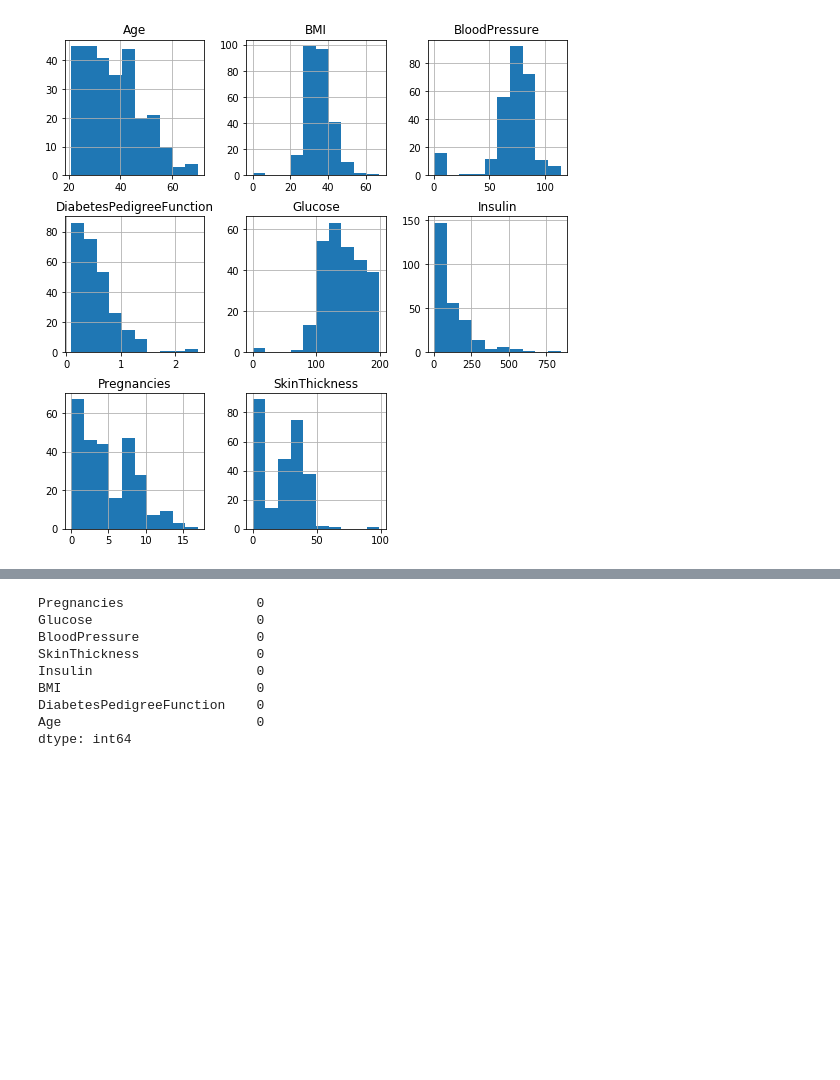
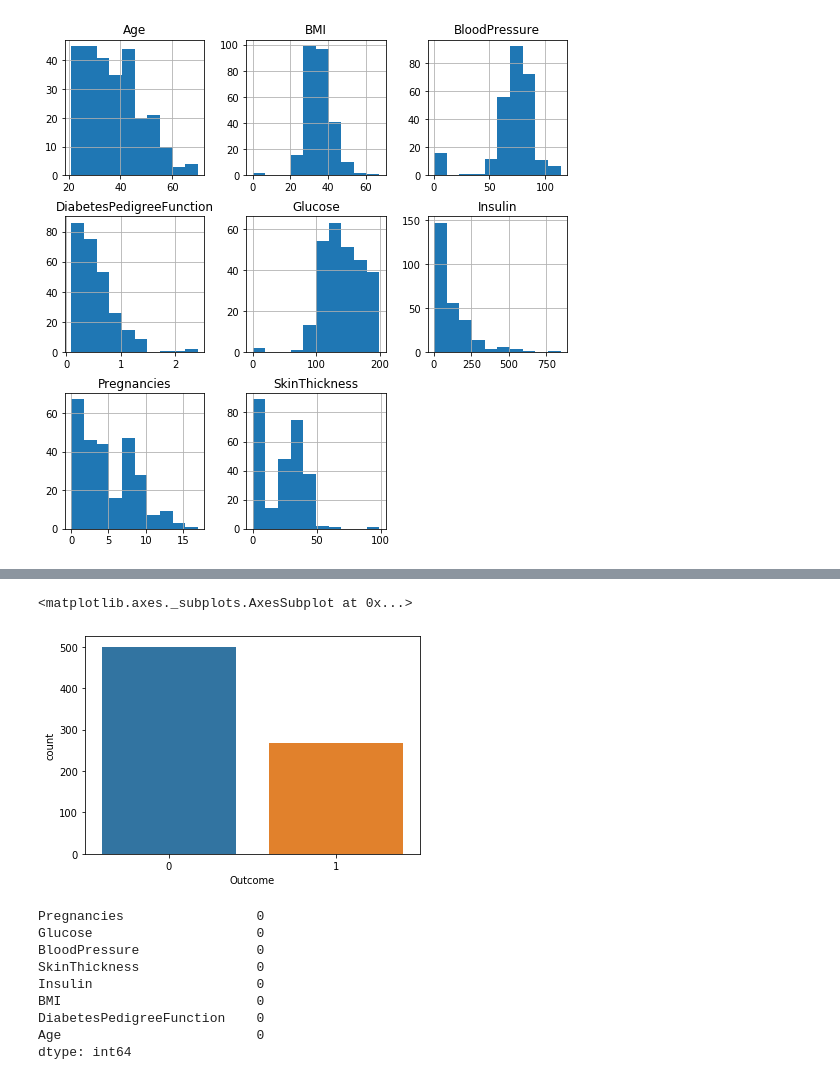
Before and after one commit to rakeshpolepeddi/ml, a Jupyter notebook: Logistic-Regression/prima diabetes/prima diabetes outcome.ipynb, the cells around one changed output, grey strips where cells are left out. Cells and saved outputs as stored; diff of their text form; code cells hidden in the pictures; blank space fills up the shorter version.

```diff
--- a/Logistic-Regression/prima diabetes/prima diabetes outcome.ipynb
+++ b/Logistic-Regression/prima diabetes/prima diabetes outcome.ipynb
@@ -71,3 +93,8 @@ dtype: object
+# %%
+sns.countplot(x='Outcome',data=df)
+# %% [output]
+<matplotlib.axes._subplots.AxesSubplot at 0x...>
+[figure, added]
 # %%
 features = list(df.columns)[:-1]
 df[features[1:]] = df[features[1:]].replace(0, np.NaN)
```
Also changed, not shown: parts of 60 cells of this notebook.
